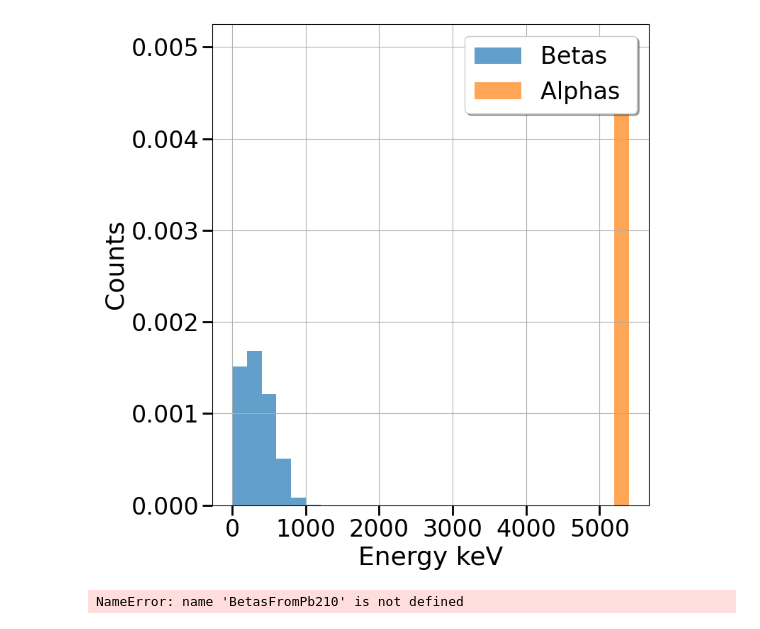
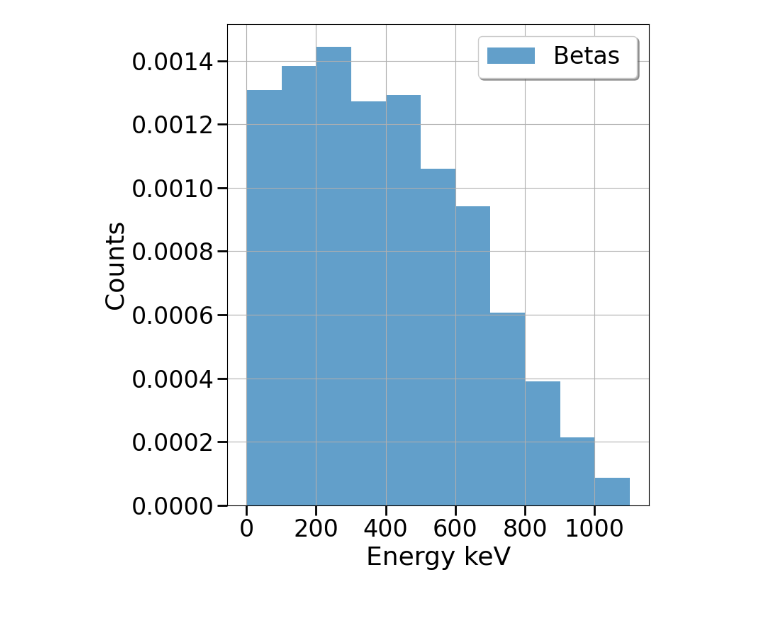
Before and after one commit to ilkerparmaksiz/Analysis, a Jupyter notebook: CRAB/Main/SimAnalysis/Crab2.ipynb, the cells around one changed output. Saved outputs shown, nothing was run; the diff lists cells and outputs as text; code cells hidden in the pictures.

```diff
--- a/CRAB/Main/SimAnalysis/Crab2.ipynb
+++ b/CRAB/Main/SimAnalysis/Crab2.ipynb
@@ -93,7 +95,6 @@ def EnergyAndTracks(file,EventLimit=0,particle=b'alpha',Mother=False,fudicalR=-1
         TotalEvents=EventLimit
 
     theEvents={}
-
     for Current_Event in range(0,TotalEvents):
 
         Current_Hit_Mask = data["MC"]['hits']['event_id'] == Current_Event
@@ -110,6 +111,7 @@ def EnergyAndTracks(file,EventLimit=0,particle=b'alpha',Mother=False,fudicalR=-1
             Mother_PID  = data["MC"]['particles'][Current_Particle_Mask][Mother_Mask]['particle_id']
             SameMotherMask  = np.in1d( Mother_PIDS,Mother_PID)
             Particle_PIDS = data["MC"]['particles'][Current_Particle_Mask][Particle_Mask][SameMotherMask]['particle_id']
+            KE=data["MC"]['particles'][Current_Particle_Mask][Particle_Mask][SameMotherMask]['kin_energy']*1e3
 
 
         A = data["MC"]['hits'][Current_Hit_Mask]['particle_id']
@@ -129,7 +131,7 @@ def EnergyAndTracks(file,EventLimit=0,particle=b'alpha',Mother=False,fudicalR=-1
             TrksCntIntheFudi=np.count_nonzero(fRadius_Mask)
 
         Tracks=np.array([Xhits,Yhits,Zhits])
-        theEvents[Current_Event]=[Tracks,TotalEventEnergy]
+        theEvents[Current_Event]=[Tracks,TotalEventEnergy,KE]
 
 
     return theEvents
@@ -158,9 +160,21 @@ def PlotEnergySpec(theEvents,title,binss=np.arange(1,5500,100)):
 
 def GetEnergySpec(theEvents):
     Energys=[]
+    KEs=[]
     for Event in theEvents:
         Energys.append(theEvents[Event][1])
+        KEs.append(theEvents[Event][2][0])
 
-    return Energys
+    return Energys,KEs
+
+def PickleITDump(data,fileName):
+    with open(fileName,'wb') as f:
+        pickle.dump(data,f)
+
+def PickleITRead(fileName):
+
+    with open(fileName,'rb') as f:
+        data=pickle.load(f)
+    return data
 # %%
 #file = "/home/ilker/Dropbox/nexus/build/source/Cs137_2mm12.h5"
@@ -176,28 +188,25 @@ Alphas=EnergyAndTracks(file,EventLimit=1000,particle=b'alpha',AllEvents=False)
+# %%
+#PickleITDump(Betas,"BetaEnergiesv2.p")
+Betas=PickleITRead("BetaEnergiesv2.p")
 # %%
-Bins=np.arange(1,5500,200)
-limits=False
+Bins=np.arange(1,1200,100)
 fig, ax = plt.subplots(figsize=(8,8))
 #plt.hist(GetEnergySpec(Alphas),bins=Bins,alpha=0.7,density=True,stacked=True,label="Alphas")
-plt.hist(GetEnergySpec(Betas),bins=Bins,alpha=0.7,density=True,stacked=True,label="Betas ")
-plt.hist(GetEnergySpec(Alphas),bins=Bins,alpha=0.7,density=True,stacked=True,label="Alphas ")
+plt.hist(GetEnergySpec(Betas)[1],bins=Bins,alpha=0.7,density=True,stacked=True,label="Betas ")
 
 #plt.hist(GetEnergySpec(gamma),bins=Bins,alpha=0.7,density=True,stacked=True,label="gamma")
 
 
 plt.ylabel("Counts",fontsize=26)
 plt.xlabel("Energy keV",fontsize=26)
 plt.tick_params('both', length=10, width=2, which='major')
 plt.tick_params('both', length=5, width=1, which='minor')
 plt.xticks(fontsize=24)
 plt.yticks(fontsize=24)
 plt.legend(loc='upper right',fontsize=24,shadow=True, fancybox=True)
 #plt.semilogy()
 
 plt.grid(True)
 plt.tight_layout()
 # %% [output]
-[figure, old version]
+[figure, new version]
-# %%
-print(BetasFromPb210[99][1])
-# %% [output]
-NameError: name 'BetasFromPb210' is not defined
```
Also changed, not shown: parts of 12 cells of this notebook, 30 other files.
